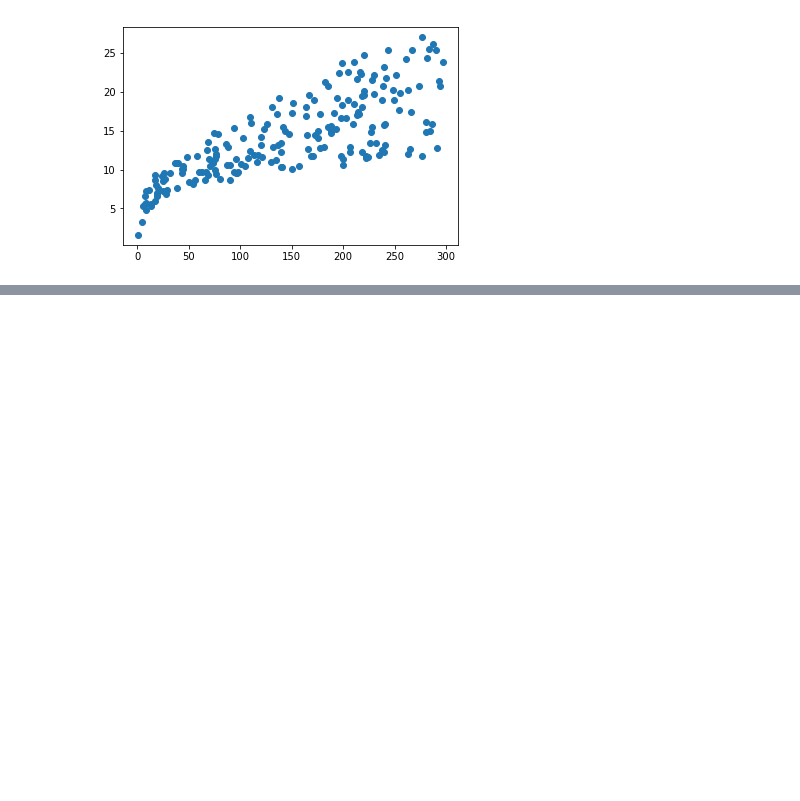
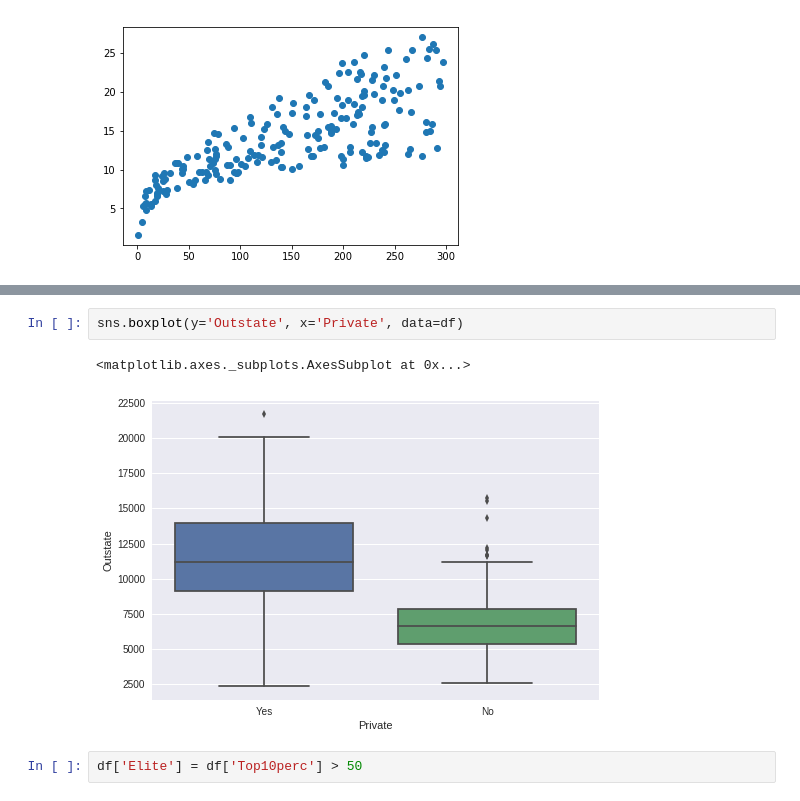
Before and after one commit to ttauruss/intro_stat, a Jupyter notebook: Chapter2.ipynb, the cells around one changed output, grey strips where cells are left out. Saved outputs shown, nothing was run; the diff lists cells and outputs as text; blank space fills up the shorter version.

```diff
--- a/Chapter2.ipynb
+++ b/Chapter2.ipynb
@@ -23,0 +67,7 @@ plt.scatter(df['TV'], df['Sales'])
+# %%
+sns.boxplot(y='Outstate', x='Private', data=df)
+# %% [output]
+<matplotlib.axes._subplots.AxesSubplot at 0x...>
+[figure, added]
+# %%
+df['Elite'] = df['Top10perc'] > 50
```
Also changed, not shown: parts of 29 cells of this notebook, 3 other files.
